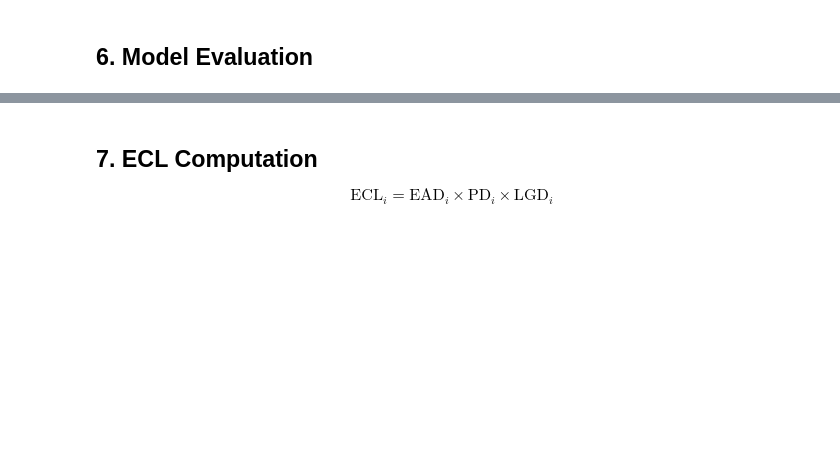
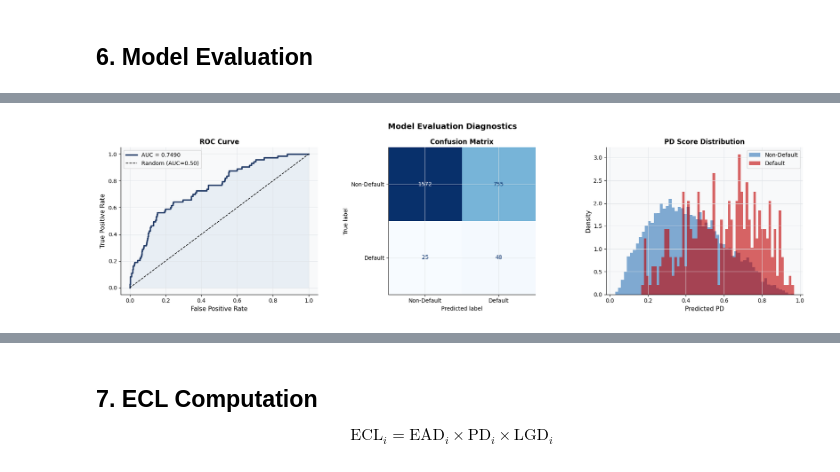
Before and after one commit to vincentmuiruri/Kaggle-Machine-Learning, a Jupyter notebook: IFRS 9 Model/IFRS9_ECL_Model.ipynb, the cells around one changed output, grey strips where cells are left out. Cells and saved outputs as stored; diff of their text form; code cells hidden in the pictures; blank space fills up the shorter version.

```diff
--- a/IFRS 9 Model/IFRS9_ECL_Model.ipynb
+++ b/IFRS 9 Model/IFRS9_ECL_Model.ipynb
@@ -256,34 +336,36 @@ print(classification_report(y_test, y_pred_test, target_names=['Non-Default','De
 fig, axes = plt.subplots(1, 3, figsize=(18, 5))
 fig.suptitle('Model Evaluation Diagnostics', fontsize=14, fontweight='bold')
 
 # ROC Curve
 fpr, tpr, _ = roc_curve(y_test, y_prob_test)
 axes[0].plot(fpr, tpr, color='#1F3864', lw=2.5, label=f'AUC = {auc_score:.4f}')
 axes[0].plot([0,1],[0,1], 'k--', lw=1.2, label='Random (AUC=0.50)')
 axes[0].fill_between(fpr, tpr, alpha=0.08, color='#2E75B6')
 axes[0].set_xlabel('False Positive Rate', fontsize=11)
 axes[0].set_ylabel('True Positive Rate', fontsize=11)
 axes[0].set_title('ROC Curve', fontsize=12, fontweight='bold')
 axes[0].legend(fontsize=10)
 
 # Confusion Matrix
 cm = confusion_matrix(y_test, y_pred_test)
 disp = ConfusionMatrixDisplay(cm, display_labels=['Non-Default','Default'])
 disp.plot(ax=axes[1], colorbar=False, cmap='Blues')
 axes[1].set_title('Confusion Matrix', fontsize=12, fontweight='bold')
 
 # PD Distribution histogram
-axes[2].hist(df.loc[df['DefaultFlag']==0, 'PD'], bins=60, alpha=0.6,
+axes[2].hist(tranx_df.loc[tranx_df['DefaultFlag']==0, 'PD'], bins=60, alpha=0.6,
              color='#2E75B6', label='Non-Default', density=True)
-axes[2].hist(df.loc[df['DefaultFlag']==1, 'PD'], bins=60, alpha=0.6,
+axes[2].hist(tranx_df.loc[tranx_df['DefaultFlag']==1, 'PD'], bins=60, alpha=0.6,
              color='#C00000', label='Default', density=True)
 axes[2].set_xlabel('Predicted PD', fontsize=11)
 axes[2].set_ylabel('Density', fontsize=11)
 axes[2].set_title('PD Score Distribution', fontsize=12, fontweight='bold')
 axes[2].legend(fontsize=10)
 
 plt.tight_layout()
 plt.savefig('model_evaluation.png', dpi=130, bbox_inches='tight')
 plt.show()
+# %% [output]
+[figure, added]
 # %%
 # Precision-Recall curve
```
Also changed, not shown: parts of 20 cells of this notebook.
